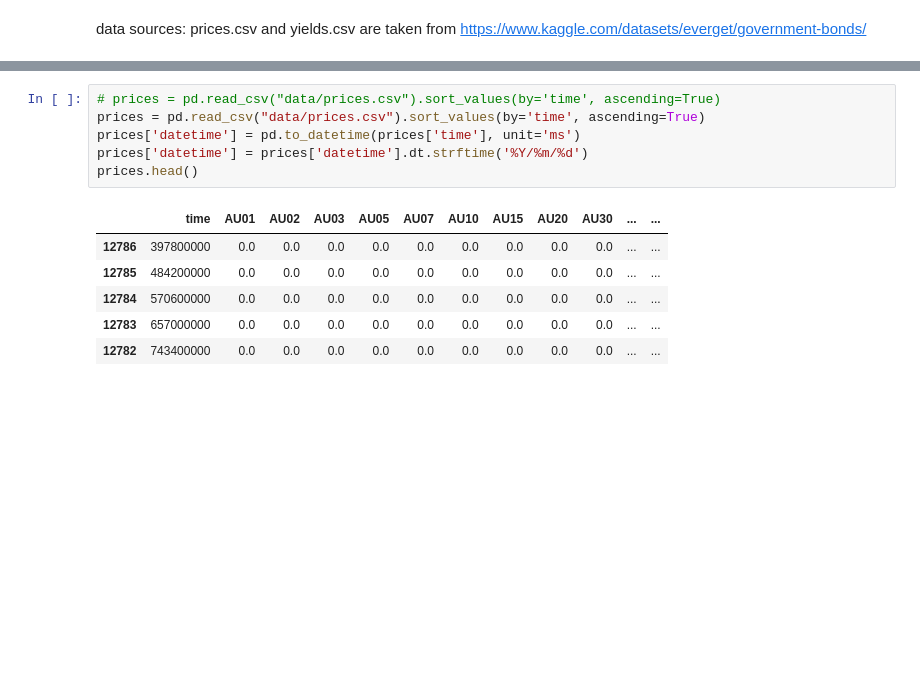
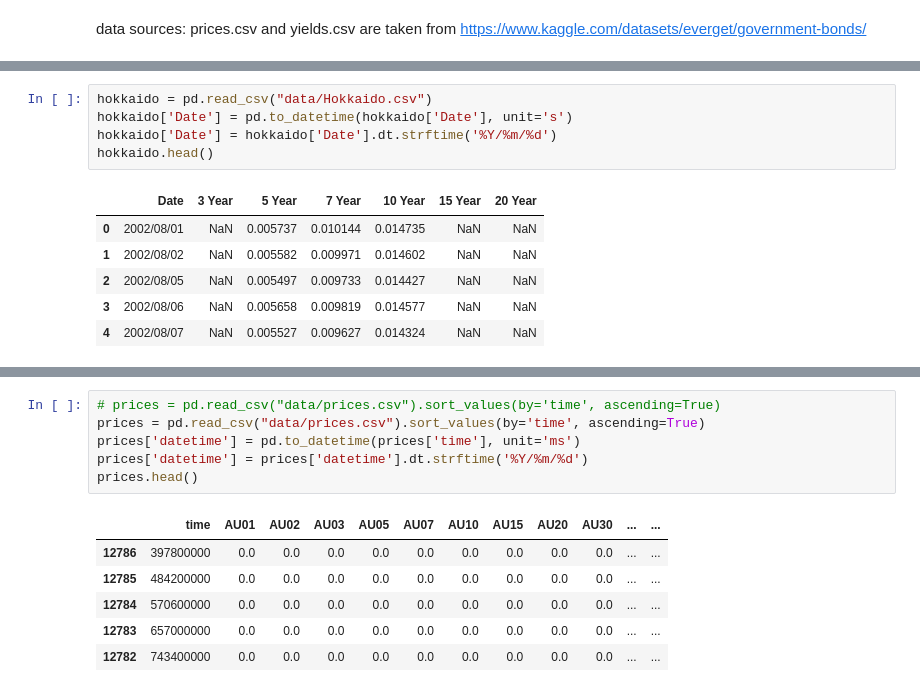
Before and after one commit to RussellzzZ/CausalInferenceDataScienceProject, a Jupyter notebook: data_project.ipynb, the cells around one changed output, grey strips where cells are left out. Saved outputs shown, nothing was run; the diff lists cells and outputs as text; blank space fills up the shorter version.

```diff
--- a/data_project.ipynb
+++ b/data_project.ipynb
@@ -53,0 +66,12 @@ prices.csv and yields.csv are taken from https://www.kaggle.com/datasets/everget
+# %%
+hokkaido = pd.read_csv("data/Hokkaido.csv")
+hokkaido['Date'] = pd.to_datetime(hokkaido['Date'], unit='s')
+hokkaido['Date'] = hokkaido['Date'].dt.strftime('%Y/%m/%d')
+hokkaido.head()
+# %% [output]
+|  | Date | 3 Year | 5 Year | 7 Year | 10 Year | 15 Year | 20 Year |
+| 0 | 2002/08/01 | NaN | 0.005737 | 0.010144 | 0.014735 | NaN | NaN |
+| 1 | 2002/08/02 | NaN | 0.005582 | 0.009971 | 0.014602 | NaN | NaN |
+| 2 | 2002/08/05 | NaN | 0.005497 | 0.009733 | 0.014427 | NaN | NaN |
+| 3 | 2002/08/06 | NaN | 0.005658 | 0.009819 | 0.014577 | NaN | NaN |
+| 4 | 2002/08/07 | NaN | 0.005527 | 0.009627 | 0.014324 | NaN | NaN |
```
Also changed, not shown: parts of 3 cells of this notebook, 8 other files.
